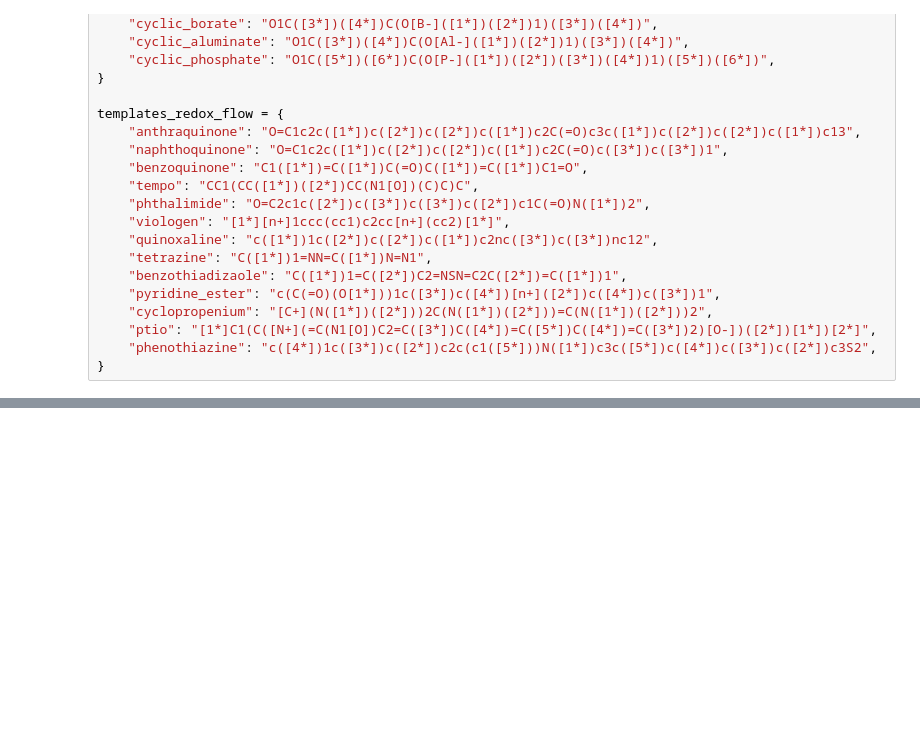
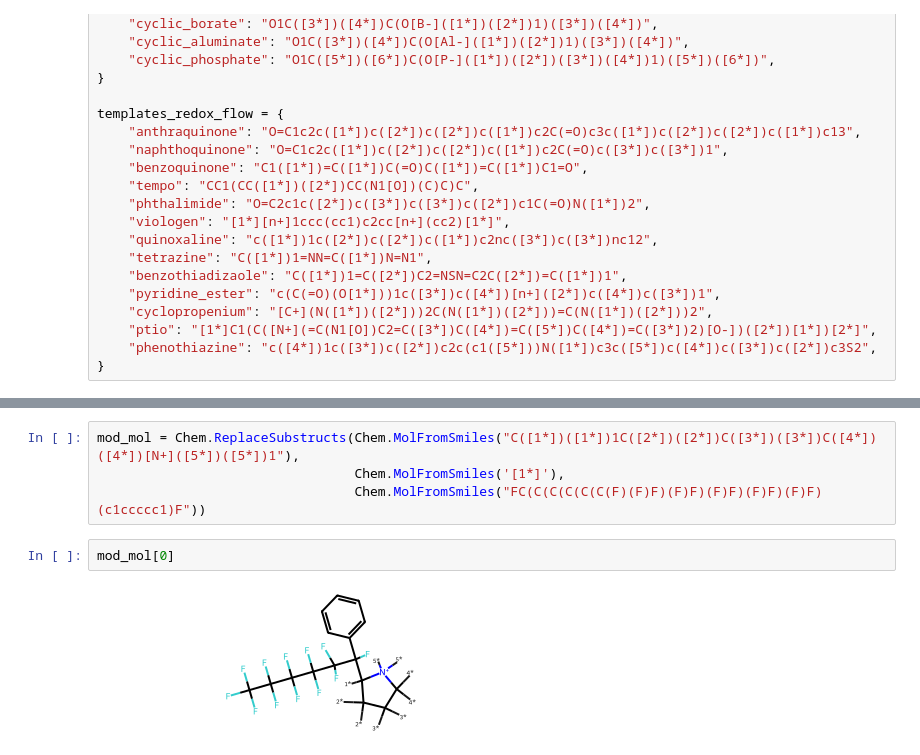
Before and after one commit to Open-Catalyst-Project/om-data, a Jupyter notebook: electrolytes/functionalization/functional_group_substitution.ipynb, the cells around one changed output, grey strips where cells are left out. Drawn from its saved outputs; the diff is of its cells as text; blank space fills up the shorter version.

```diff
--- a/electrolytes/functionalization/functional_group_substitution.ipynb
+++ b/electrolytes/functionalization/functional_group_substitution.ipynb
@@ -86,0 +334,8 @@ Chem.Draw.MolsMatrixToGridImage(redox_mols, subImgSize=(300, 300))
+# %%
+mod_mol = Chem.ReplaceSubstructs(Chem.MolFromSmiles("C([1*])([1*])1C([2*])([2*])C([3*])([3*])C([4*])([4*])[N+]([5*])([5*])1"),
+                                 Chem.MolFromSmiles('[1*]'),
+                                 Chem.MolFromSmiles("FC(C(C(C(C(C(F)(F)F)(F)F)(F)F)(F)F)(F)F)(c1ccccc1)F"))
+# %%
+mod_mol[0]
+# %% [output]
+[figure, added]
```
Also changed, not shown: parts of 11 cells of this notebook.
